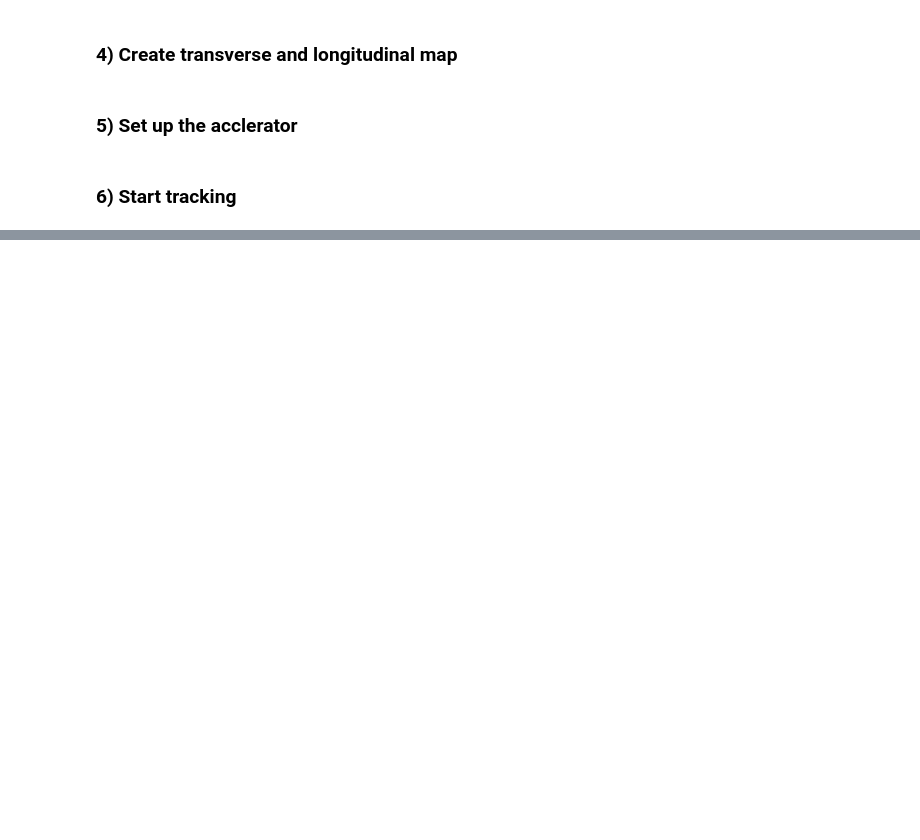
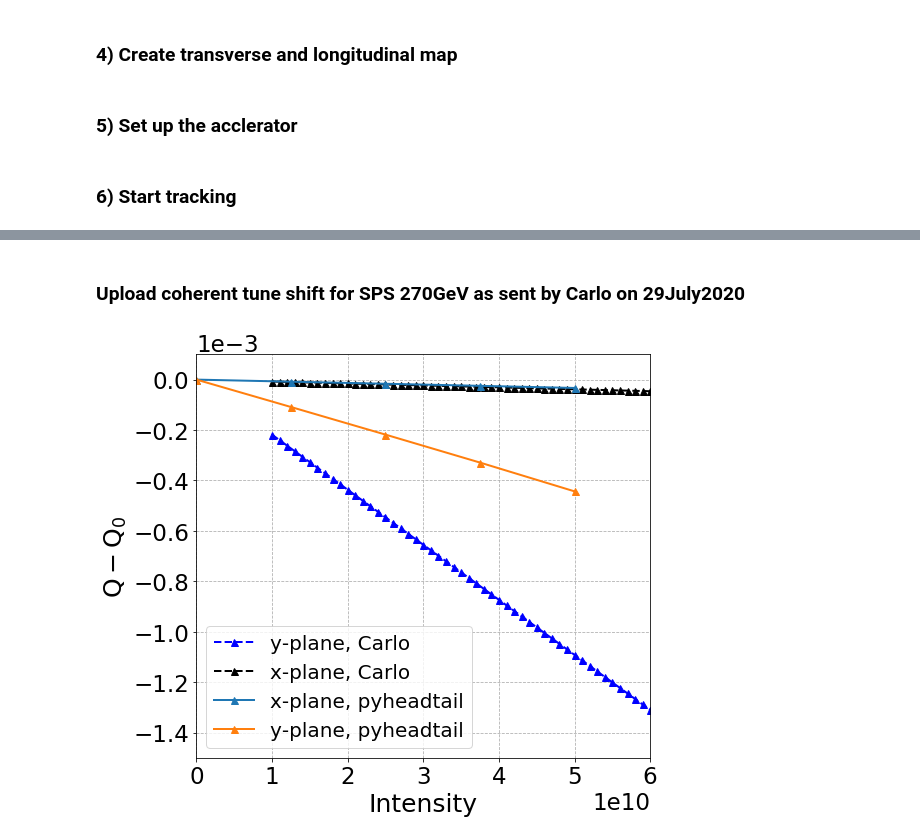
Before and after one commit to natriant/cc_rf_noise_pyheadtail, a Jupyter notebook: run_simulation/run_PyHEADTAIL_no_htcondor/impedance_studies/SPSheadtail_tune_shift_with_impedance.ipynb, the cells around one changed output, grey strips where cells are left out. Saved outputs shown, nothing was run; the diff lists cells and outputs as text; code cells hidden in the pictures; blank space fills up the shorter version.

```diff
--- a/run_simulation/run_PyHEADTAIL_no_htcondor/impedance_studies/SPSheadtail_tune_shift_with_impedance.ipynb
+++ b/run_simulation/run_PyHEADTAIL_no_htcondor/impedance_studies/SPSheadtail_tune_shift_with_impedance.ipynb
@@ -367,0 +365,53 @@ plt.plot(emitX)
+# %% [markdown]
+### Upload coherent tune shift for SPS 270GeV as sent by Carlo on 29July2020
+# %%
+f=open('Tuneshift_270GeV_postLS2.csv',"r") # You can find this file in the following EOS folder:
+#https://cernbox.cern.ch/index.php/apps/files/?dir=/2020/wakefields_SPS/Q20/coherent_tuneShift_from_Impedance_SPS_270GeV_from_Carlo&
+
+intensity = []
+tune_X = []
+tune_Y = []
+
+
+
+lines=f.readlines()
+
+for x in lines:
+    x = x.replace('i', 'j')
+    x = x.strip('\n')
+    x = x.split(',')
+
+
+    intensity.append(complex(x[0]))
+    tune_X.append(complex(x[1]))
+    tune_Y.append(complex(x[2]))
+
+plt.plot(np.array(intensity), np.real(tune_Y), '--^', c='b', label='y-plane, Carlo')
+plt.plot(np.array(intensity), np.real(tune_X), '--^', c='k', label='x-plane, Carlo')
+
+
+plt.xlabel('Intensity [1e10 protons]')
+plt.ylabel('Coherent betatron tune shift')
+
+
+plt.plot(intensity_list, np.array(Qx_list)-0.13, '-^', c='C0', label='x-plane, pyheadtail')
+plt.plot(intensity_list, np.array(Qy_list)-0.18, '-^', c='C1', label='y-plane, pyheadtail')
+plt.ylabel(r'$\mathrm{Q-Q_0}$')
+plt.xlabel('Intensity')
+plt.grid(linestyle='dashed')
+plt.legend(loc=3)
+
+plt.ticklabel_format(axis='y', style='sci', scilimits=(0,0))
+
+plt.xlim(0, 6e10)
+plt.ylim(-0.0015, 0.0001)
+#plt.savefig('TuneShift_vs_Intensity_Q26wakes_offsetxy{xoffset*1e4}e-4.png')
+
+plt.tight_layout()
+
+savefig = False
+if savefig:
+    plt.savefig(f'TuneShift_vs_Intensity_offsetxy{xoffset*1e4}e-4_Q20_vs_CarloJuly2020.png')
+    #plt.show()
+# %% [output]
+[figure, added]
```
Also changed, not shown: parts of 12 cells of this notebook, 6 other files.
